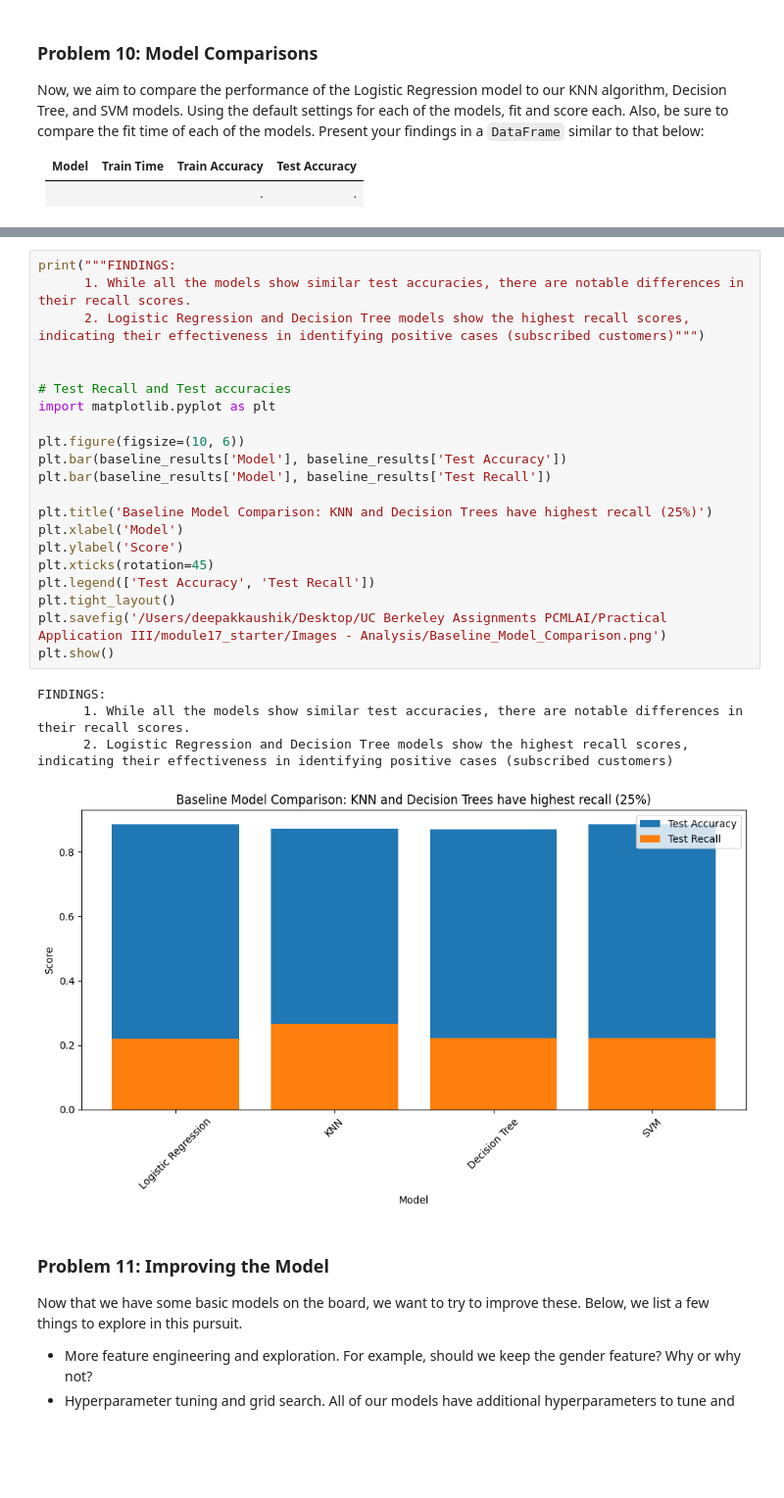
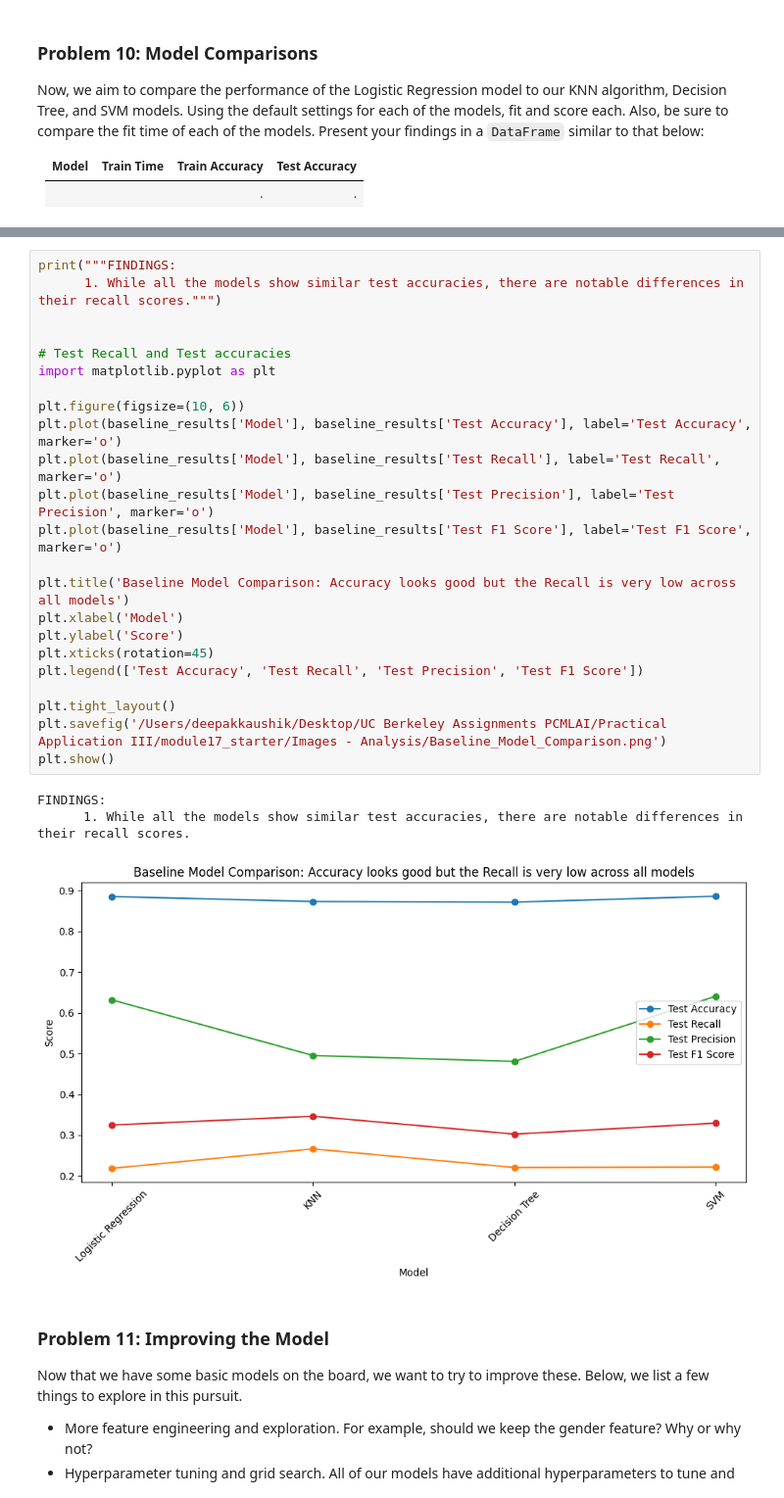
Before and after one commit to deepakkaushik72/PAA_III_Module_17_-Marketing_campaign, a Jupyter notebook: prompt_III.ipynb, the cells around one changed output, grey strips where cells are left out. Shown at 98% size. Drawn from its saved outputs; the diff is of its cells as text; blank space fills up the shorter version.

```diff
--- a/prompt_III.ipynb
+++ b/prompt_III.ipynb
@@ -654,29 +650,30 @@ FINDINGS:
 # %%
 print("""FINDINGS:
-      1. While all the models show similar test accuracies, there are notable differences in their recall scores.
-      2. Logistic Regression and Decision Tree models show the highest recall scores, indicating their effectiveness in identifying positive cases (subscribed customers)""")
+      1. While all the models show similar test accuracies, there are notable differences in their recall scores.""")
 
 
 # Test Recall and Test accuracies
 import matplotlib.pyplot as plt
 
 plt.figure(figsize=(10, 6))
-plt.bar(baseline_results['Model'], baseline_results['Test Accuracy'])
-plt.bar(baseline_results['Model'], baseline_results['Test Recall'])
+plt.plot(baseline_results['Model'], baseline_results['Test Accuracy'], label='Test Accuracy', marker='o')
+plt.plot(baseline_results['Model'], baseline_results['Test Recall'], label='Test Recall', marker='o')
+plt.plot(baseline_results['Model'], baseline_results['Test Precision'], label='Test Precision', marker='o')
+plt.plot(baseline_results['Model'], baseline_results['Test F1 Score'], label='Test F1 Score', marker='o')
 
-plt.title('Baseline Model Comparison: KNN and Decision Trees have highest recall (25%)')
+plt.title('Baseline Model Comparison: Accuracy looks good but the Recall is very low across all models')
 plt.xlabel('Model')
 plt.ylabel('Score')
 plt.xticks(rotation=45)
-plt.legend(['Test Accuracy', 'Test Recall'])
+plt.legend(['Test Accuracy', 'Test Recall', 'Test Precision', 'Test F1 Score'])
+
 plt.tight_layout()
 plt.savefig('/Users/deepakkaushik/Desktop/UC Berkeley Assignments PCMLAI/Practical Application III/module17_starter/Images - Analysis/Baseline_Model_Comparison.png')
 plt.show()
 # %% [output]
 FINDINGS:
       1. While all the models show similar test accuracies, there are notable differences in their recall scores.
-      2. Logistic Regression and Decision Tree models show the highest recall scores, indicating their effectiveness in identifying positive cases (subscribed customers)
-[figure, old version]
+[figure, new version]
 # %% [markdown]
 ### Problem 11: Improving the Model
 
```
Also changed, not shown: parts of 4 cells of this notebook.
